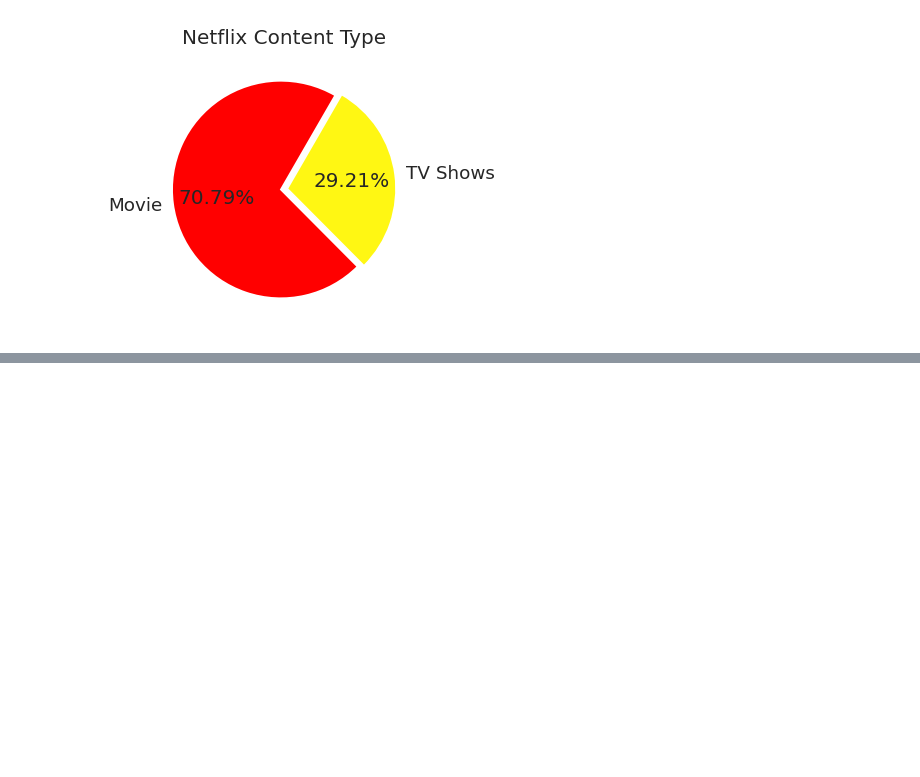
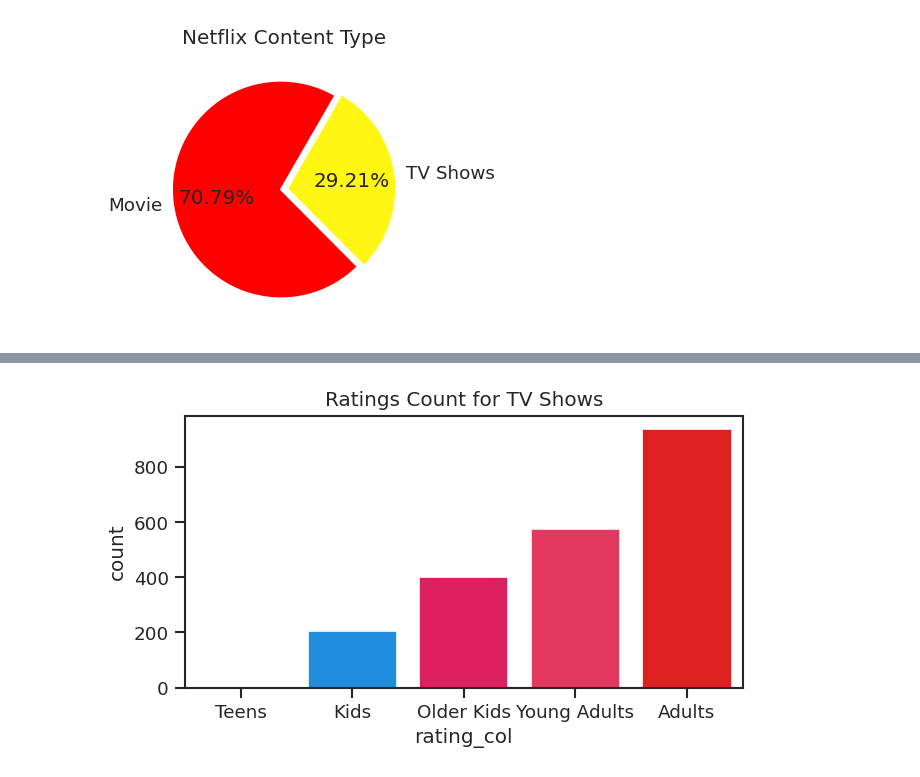
Before and after one commit to Saurabhf/Netflix_Movies_And_TV_Shows_Clustering, a Jupyter notebook: NETFLIX_MOVIES_AND_TV_SHOWS_CLUSTERING.ipynb, the cells around one changed output, grey strips where cells are left out. Saved outputs shown, nothing was run; the diff lists cells and outputs as text; code cells hidden in the pictures; blank space fills up the shorter version.

```diff
--- a/NETFLIX_MOVIES_AND_TV_SHOWS_CLUSTERING.ipynb
+++ b/NETFLIX_MOVIES_AND_TV_SHOWS_CLUSTERING.ipynb
@@ -287,0 +339,6 @@ plt.show()
+# %%
+sns.countplot(netflix_shows_df.rating_col, order=order, palette = ['#ffbb00', '#0091ff', '#ff0055', '#ff1c51', '#ff0000'], data = netflix_shows_df)
+plt.title("Ratings Count for TV Shows")
+plt.show()
+# %% [output]
+[figure, added]
```
Also changed, not shown: parts of 8 cells of this notebook.
